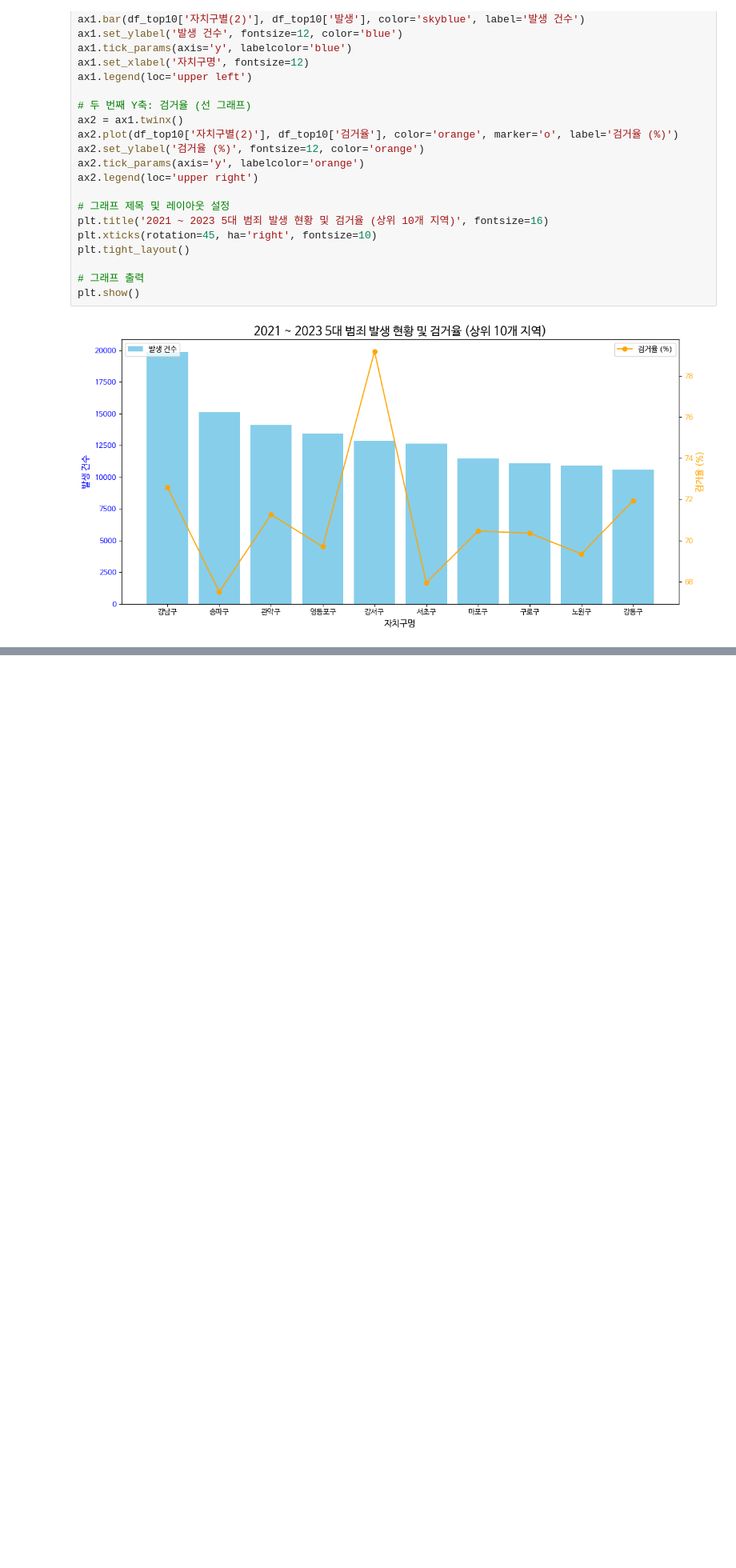
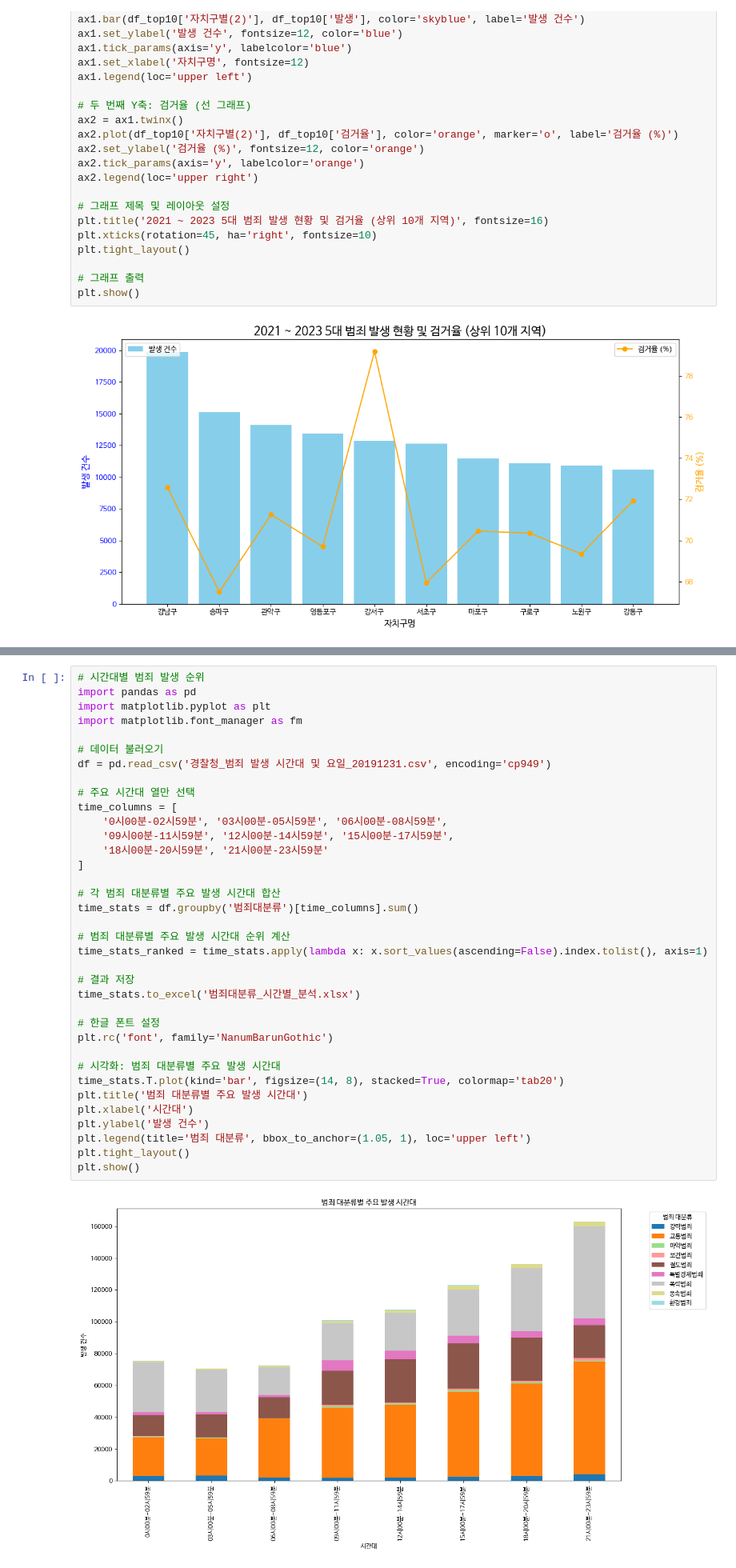
Before and after one commit to CodingCat-Jung/SmartCity, a Jupyter notebook: SmartCity03.ipynb, the cells around one changed output, grey strips where cells are left out. Shown at 80% size. Drawn from its saved outputs; the diff is of its cells as text; blank space fills up the shorter version.

```diff
--- a/SmartCity03.ipynb
+++ b/SmartCity03.ipynb
@@ -139,0 +219,38 @@ for crime in top_locations_by_crime['범죄별'].unique():
+# %%
+# 시간대별 범죄 발생 순위
+import pandas as pd
+import matplotlib.pyplot as plt
+import matplotlib.font_manager as fm
+
+# 데이터 불러오기
+df = pd.read_csv('경찰청_범죄 발생 시간대 및 요일_20191231.csv', encoding='cp949')
+
+# 주요 시간대 열만 선택
+time_columns = [
+    '0시00분-02시59분', '03시00분-05시59분', '06시00분-08시59분',
+    '09시00분-11시59분', '12시00분-14시59분', '15시00분-17시59분',
+    '18시00분-20시59분', '21시00분-23시59분'
+]
+
+# 각 범죄 대분류별 주요 발생 시간대 합산
+time_stats = df.groupby('범죄대분류')[time_columns].sum()
+
+# 범죄 대분류별 주요 발생 시간대 순위 계산
+time_stats_ranked = time_stats.apply(lambda x: x.sort_values(ascending=False).index.tolist(), axis=1)
+
+# 결과 저장
+time_stats.to_excel('범죄대분류_시간별_분석.xlsx')
+
+# 한글 폰트 설정
+plt.rc('font', family='NanumBarunGothic')
+
+# 시각화: 범죄 대분류별 주요 발생 시간대
+time_stats.T.plot(kind='bar', figsize=(14, 8), stacked=True, colormap='tab20')
+plt.title('범죄 대분류별 주요 발생 시간대')
+plt.xlabel('시간대')
+plt.ylabel('발생 건수')
+plt.legend(title='범죄 대분류', bbox_to_anchor=(1.05, 1), loc='upper left')
+plt.tight_layout()
+plt.show()
+# %% [output]
+[figure, added]
```
Also changed, not shown: parts of 4 cells of this notebook.
